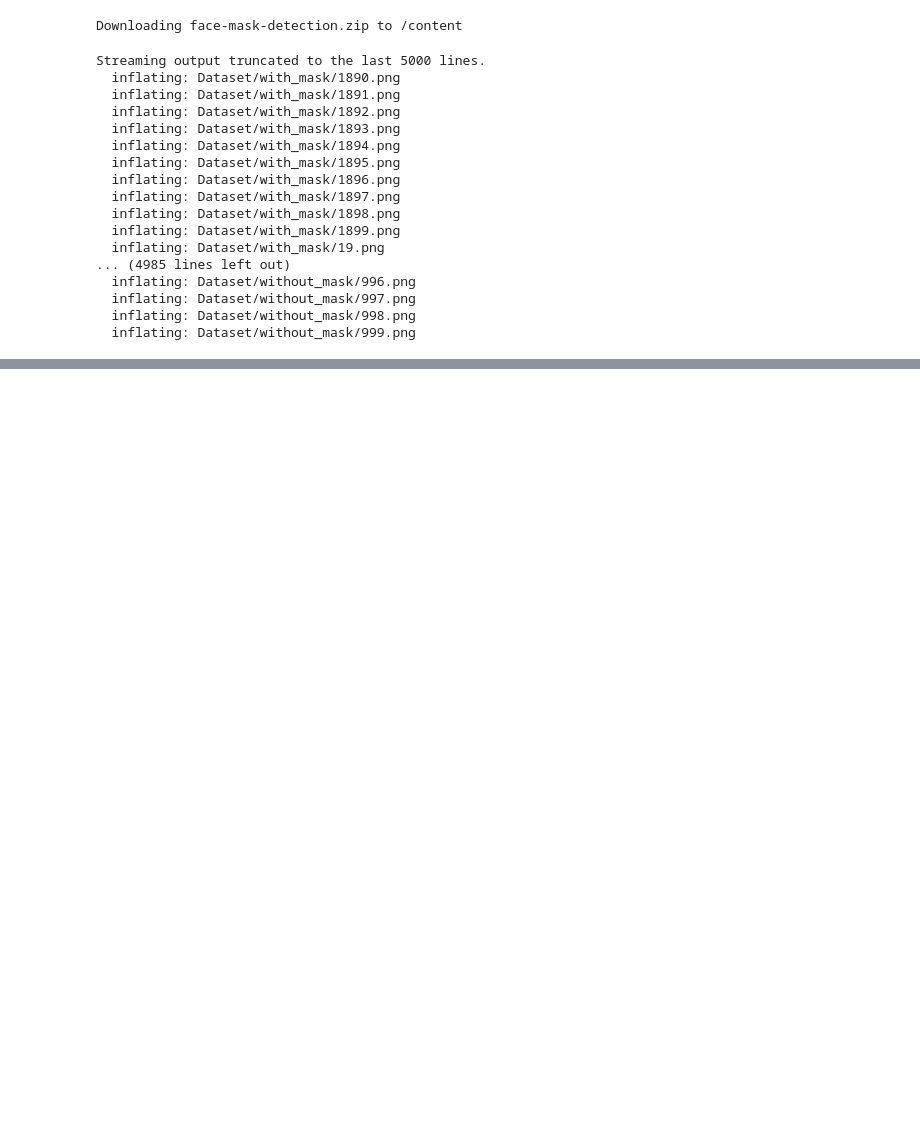
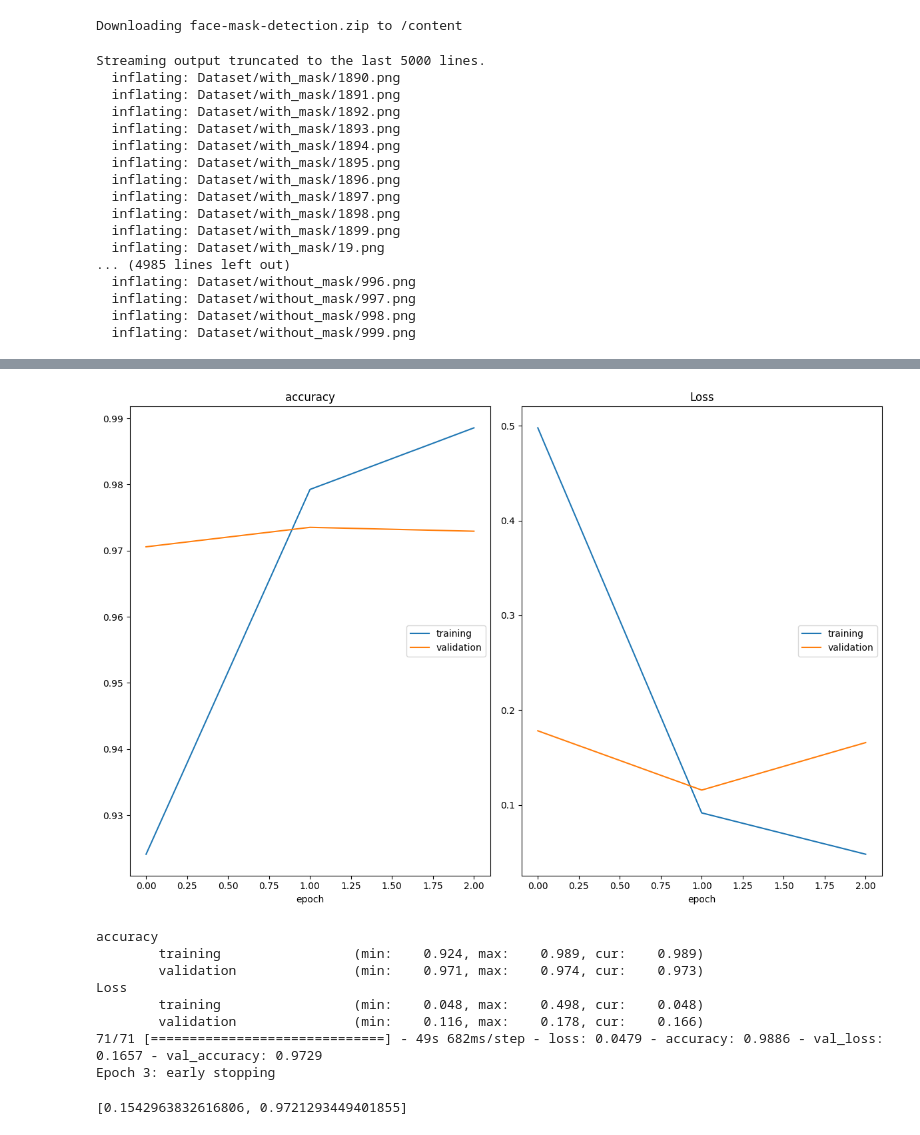
Before and after one commit to pinilDissanayaka/Face-Mask-Detection, a Jupyter notebook: Notebook.ipynb, the cells around one changed output, grey strips where cells are left out. Drawn from its saved outputs; the diff is of its cells as text; code cells hidden in the pictures; blank space fills up the shorter version.

Commit message:
Model training

```diff
--- a/Notebook.ipynb
+++ b/Notebook.ipynb
@@ -134,8 +187,2 @@ model.compile(loss = 'binary_crossentropy',
              optimizer = 'adam',
              metrics = ['accuracy'])
-# %%
-model_hist = model.fit_generator(
-    df,
-    epochs = 2,
-    steps_per_epoch = len(df)
-)
@@ -147,7 +188,0 @@ Epoch 2/2
-# %%
-sns.set()
-plt.figure(figsize = (12, 12))
-plt.title('accuracy')
-sns.lineplot(data = model_hist.history, x = range(len(model_hist.history['accuracy'])), y = 'accuracy')
-plt.legend()
-plt.show()
@@ -157,7 +188,0 @@ WARNING:matplotlib.legend:No artists with labels found to put in legend.  Note t
-# %%
-sns.set()
-plt.figure(figsize = (12, 12))
-plt.title('accuracy')
-sns.lineplot(data = model_hist.history, x = range(len(model_hist.history['loss'])), y = 'loss')
-plt.legend()
-plt.show()
@@ -166,0 +189,27 @@ WARNING:matplotlib.legend:No artists with labels found to put in legend.  Note t
+# %%
+early_stopping = EarlyStopping(monitor = 'val_loss', patience=1, verbose=1)
+
+call_backs = [early_stopping, PlotLossesKerasTF()]
+# %%
+model_hist = model.fit_generator(
+    train_df,
+    epochs = 10,
+    validation_data = valid_df,
+    steps_per_epoch = training_steps,
+    validation_steps = valid_steps,
+    callbacks= call_backs
+)
+# %% [output]
+[figure, added]
+accuracy
+        training                 (min:    0.924, max:    0.989, cur:    0.989)
+        validation               (min:    0.971, max:    0.974, cur:    0.973)
+Loss
+        training                 (min:    0.048, max:    0.498, cur:    0.048)
+        validation               (min:    0.116, max:    0.178, cur:    0.166)
+71/71 [==============================] - 49s 682ms/step - loss: 0.0479 - accuracy: 0.9886 - val_loss: 0.1657 - val_accuracy: 0.9729
+Epoch 3: early stopping
+# %%
+model.evaluate_generator(valid_df)
+# %% [output]
+[0.1542963832616806, 0.9721293449401855]
```
Also changed, not shown: parts of 20 cells of this notebook.
